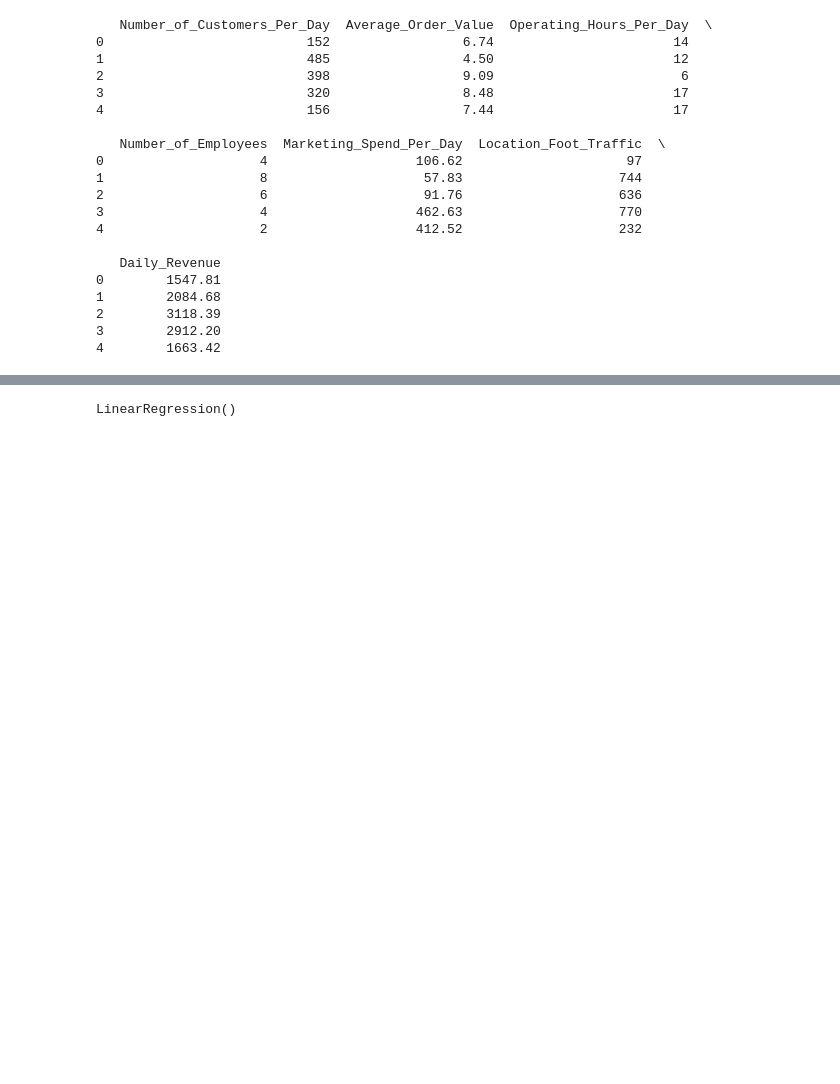
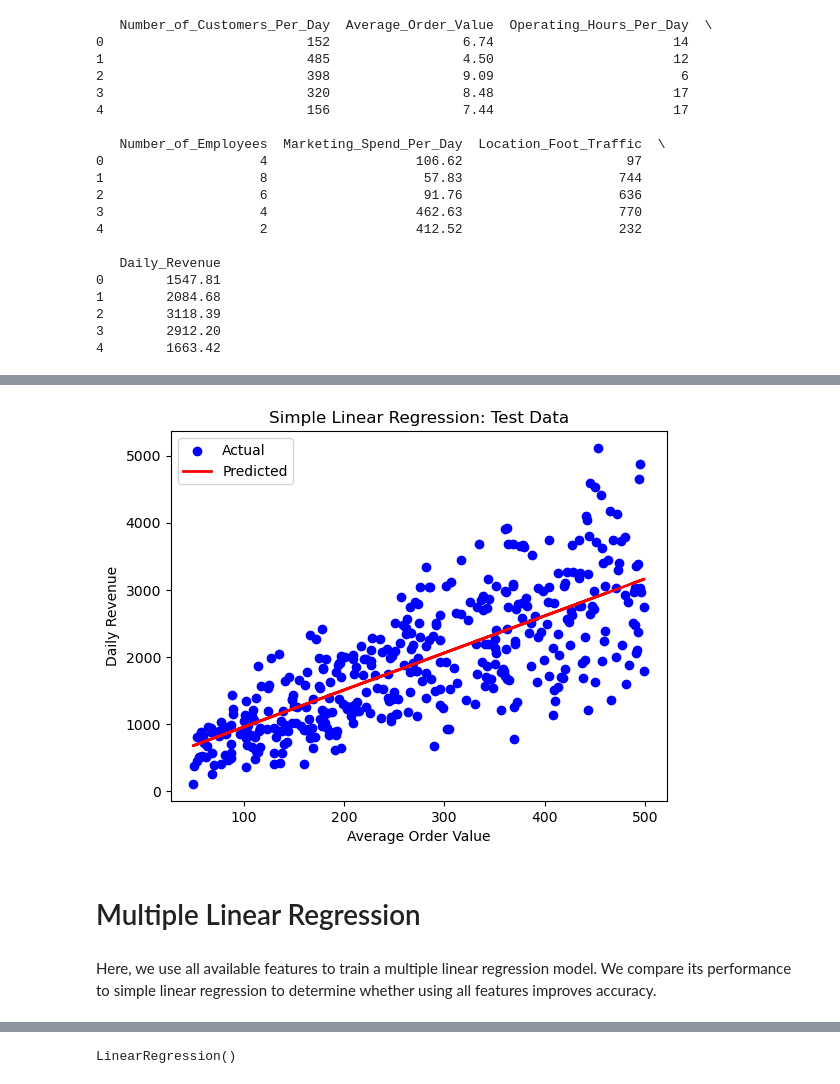
Before and after one commit to anasahmedx5/coffee-shop-daily-revenue-prediction, a Jupyter notebook: coffee_shop_model.ipynb, the cells around one changed output, grey strips where cells are left out. Cells and saved outputs as stored; diff of their text form; code cells hidden in the pictures; blank space fills up the shorter version.

```diff
--- a/coffee_shop_model.ipynb
+++ b/coffee_shop_model.ipynb
@@ -32,0 +71,2 @@ print(df.head())
+# %%
+X_train, X_test, y_train, y_test = train_test_split(X, y, test_size=0.2, random_state=42)
@@ -32,0 +82,2 @@ print(df.head())
+# %%
+y_pred = model.predict(X_test)
@@ -33,3 +96,17 @@ print(df.head())
+# %%
+plt.scatter(X_test, y_test, color='blue', label='Actual')
+plt.plot(X_test, y_pred, color='red', linewidth=2, label='Predicted')
+plt.xlabel('Average Order Value')
+plt.ylabel('Daily Revenue')
+plt.title('Simple Linear Regression: Test Data')
+plt.legend()
+plt.show()
+# %% [output]
+[figure, added]
+# %% [markdown]
+# Multiple Linear Regression
+# %% [markdown]
+Here, we use all available features to train a multiple linear regression model. We compare its performance to simple linear regression to determine whether using all features improves accuracy.
 # %%
 X = df.drop(columns=['Daily_Revenue'])
 y = df['Daily_Revenue']
```
Also changed, not shown: parts of 24 cells of this notebook.
